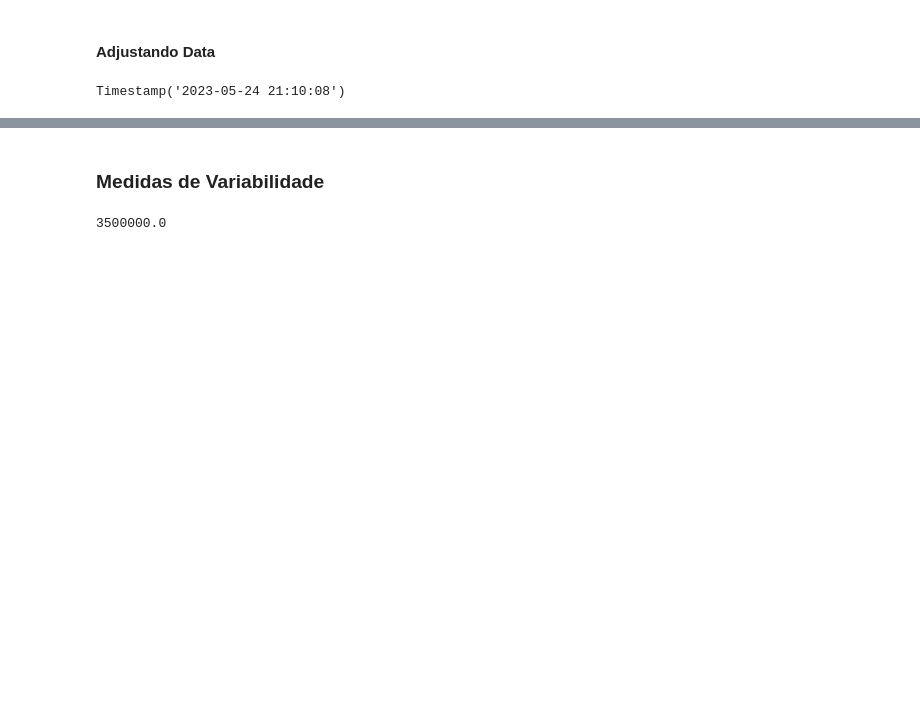
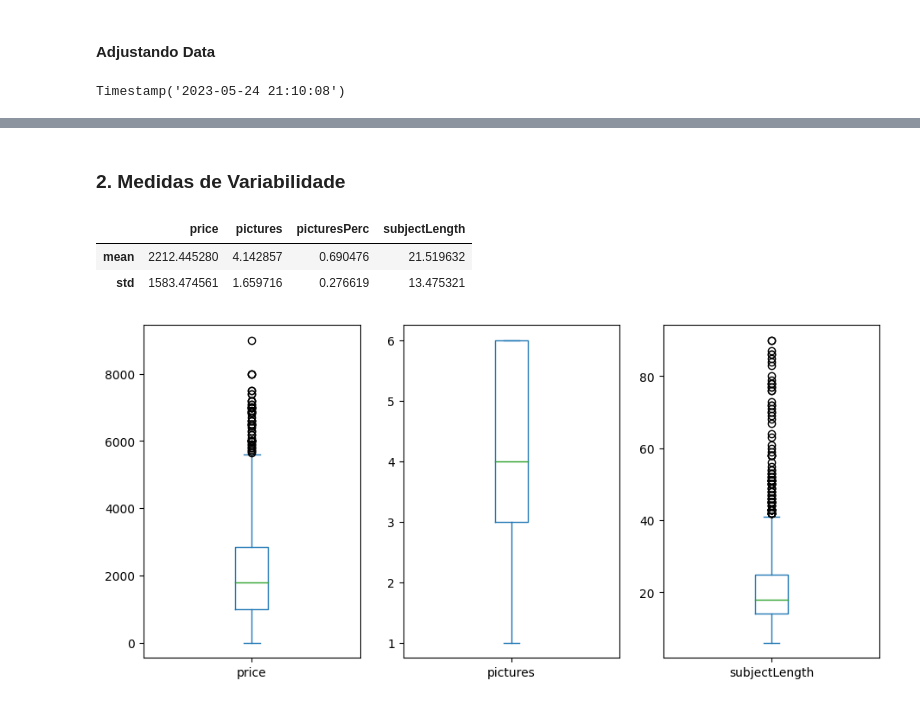
Before and after one commit to vauxgomes/ufc-ckp9011, a Jupyter notebook: analysis/iphones-olx-ce-analysis.ipynb, the cells around one changed output, grey strips where cells are left out. Saved outputs shown, nothing was run; the diff lists cells and outputs as text; code cells hidden in the pictures; blank space fills up the shorter version.

Commit message:
Atividade 2: Medidas de Variabilidade

```diff
--- a/analysis/iphones-olx-ce-analysis.ipynb
+++ b/analysis/iphones-olx-ce-analysis.ipynb
@@ -154,5 +152,18 @@ _ = g_model[['subjectLength', 'modelOrder']].mean().sort_values(['modelOrder'])[
 # %% [markdown]
-### Medidas de Variabilidade
+### 2. Medidas de Variabilidade
+# %%
+df[['price', 'pictures', 'picturesPerc', 'subjectLength']].describe().loc[['mean', 'std']]
+# %% [output]
+|  | price | pictures | picturesPerc | subjectLength |
+| mean | 2212.445280 | 4.142857 | 0.690476 | 21.519632 |
+| std | 1583.474561 | 1.659716 | 0.276619 | 13.475321 |
 # %%
+#
+fig, axes = plt.subplots(nrows=1, ncols=3, figsize=(11, 5))
+# fig.tight_layout(pad=6)
+
+_ = df.plot(column=['price'], kind='box', ax=axes[0])
+_ = df.plot(column=['pictures'], kind='box', ax=axes[1])
+_ = df.plot(column=['subjectLength'], kind='box', ax=axes[2])
 # %% [output]
-3500000.0
+[figure, added]
```
Also changed, not shown: parts of 43 cells of this notebook.
